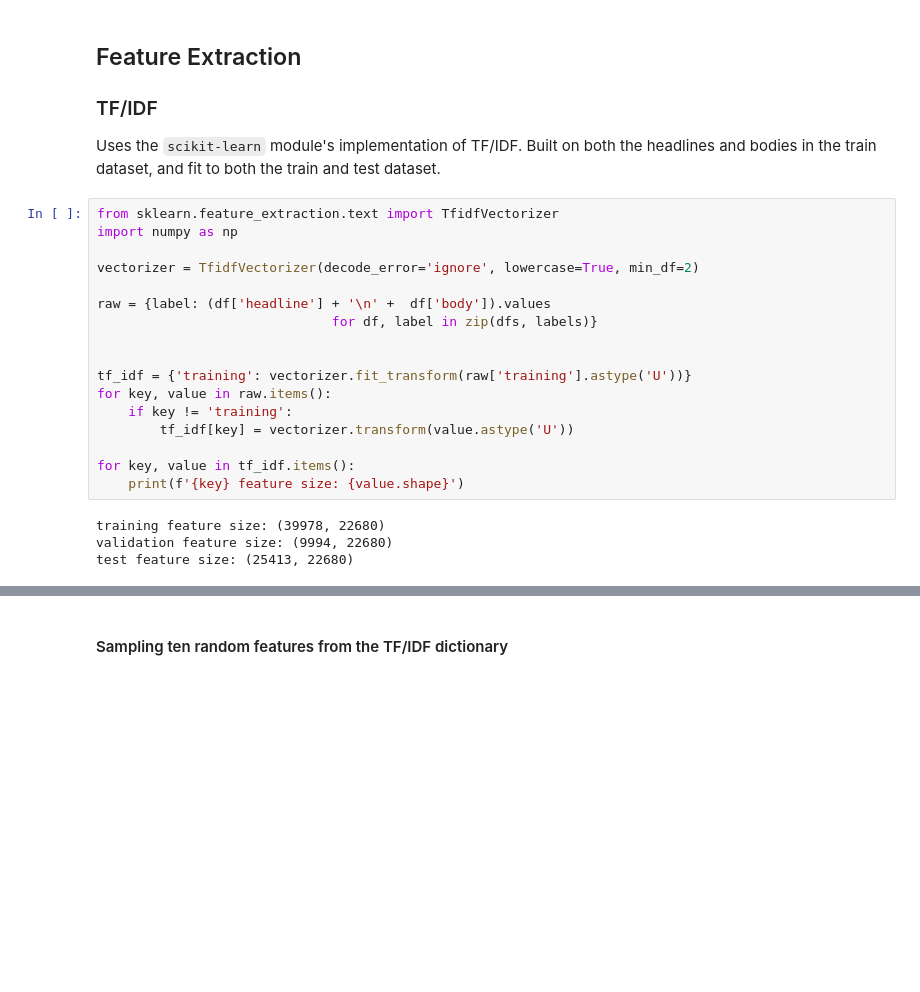
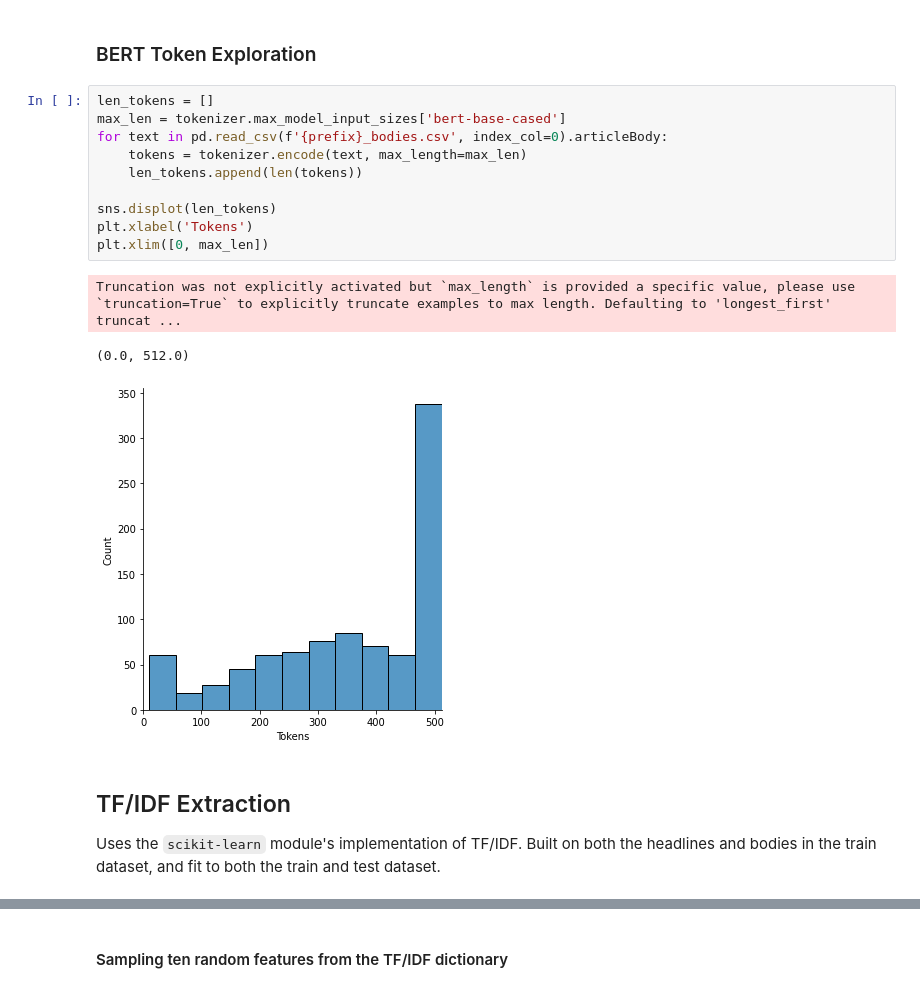
Before and after one commit to guymccombe/fake-news-stance-prediction, a Jupyter notebook: stance_detection.ipynb, the cells around one changed output, grey strips where cells are left out. Saved outputs shown, nothing was run; the diff lists cells and outputs as text; blank space fills up the shorter version.

```diff
--- a/stance_detection.ipynb
+++ b/stance_detection.ipynb
@@ -82,27 +182,20 @@ The test dataset consists of 25413 headline and article pairs.
+# %% [markdown]
+### BERT Token Exploration
+# %%
+len_tokens = []
+max_len = tokenizer.max_model_input_sizes['bert-base-cased']
+for text in pd.read_csv(f'{prefix}_bodies.csv', index_col=0).articleBody:
+    tokens = tokenizer.encode(text, max_length=max_len)
+    len_tokens.append(len(tokens))
+
+sns.displot(len_tokens)
+plt.xlabel('Tokens')
+plt.xlim([0, max_len])
+# %% [output]
+Truncation was not explicitly activated but `max_length` is provided a specific value, please use `truncation=True` to explicitly truncate examples to max length. Defaulting to 'longest_first' truncat ...
+(0.0, 512.0)
+[figure, added]
 # %% [markdown]
-## Feature Extraction
-
-### TF/IDF
+## TF/IDF Extraction
 
 Uses the `scikit-learn` module's implementation of TF/IDF. Built on both the headlines and bodies in the train dataset, and fit to both the train and test dataset.
-# %%
-from sklearn.feature_extraction.text import TfidfVectorizer
-import numpy as np
-
-vectorizer = TfidfVectorizer(decode_error='ignore', lowercase=True, min_df=2)
-
-raw = {label: (df['headline'] + '\n' +  df['body']).values
-                              for df, label in zip(dfs, labels)}
-
-
-tf_idf = {'training': vectorizer.fit_transform(raw['training'].astype('U'))}
-for key, value in raw.items():
-    if key != 'training':
-        tf_idf[key] = vectorizer.transform(value.astype('U'))
-
-for key, value in tf_idf.items():
-    print(f'{key} feature size: {value.shape}')
-# %% [output]
-training feature size: (39978, 22680)
-validation feature size: (9994, 22680)
-test feature size: (25413, 22680)
```
Also changed, not shown: parts of 37 cells of this notebook, 1 other file.
